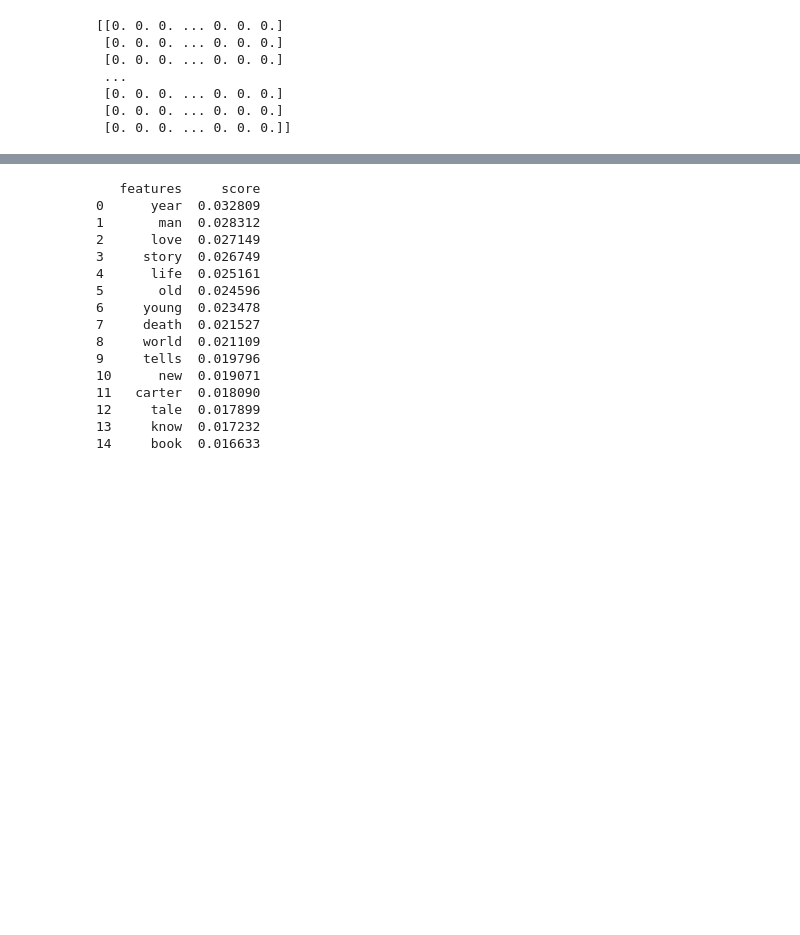
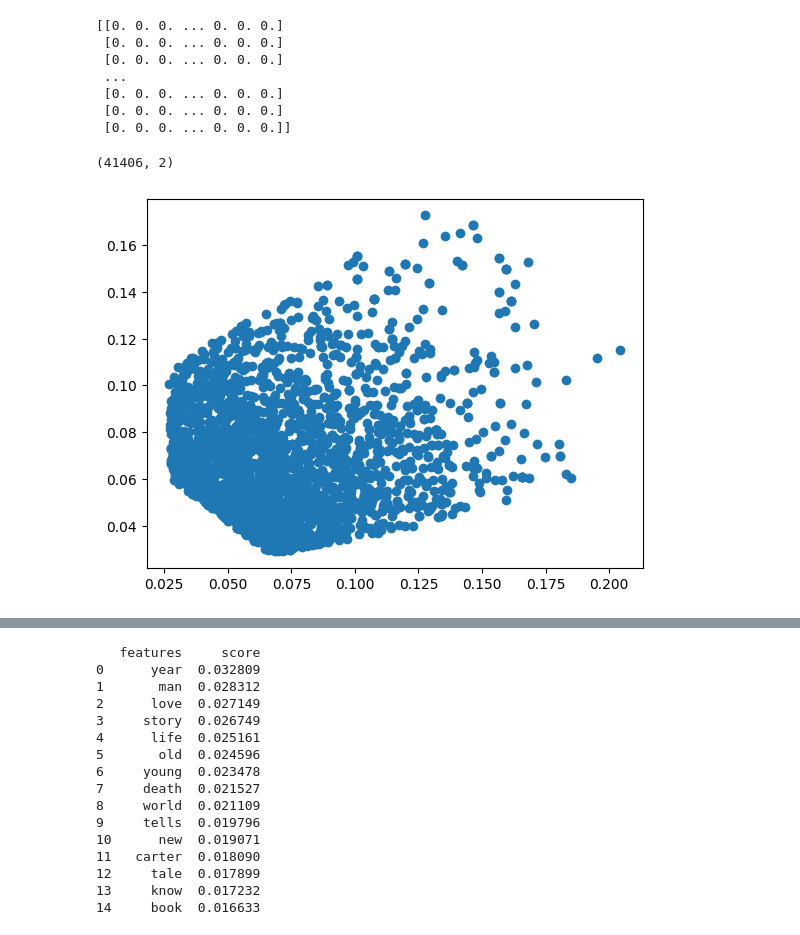
Before and after one commit to liljayr/CompTools, a Jupyter notebook: Data/knn.ipynb, the cells around one changed output, grey strips where cells are left out. Drawn from its saved outputs; the diff is of its cells as text; code cells hidden in the pictures; blank space fills up the shorter version.

```diff
--- a/Data/knn.ipynb
+++ b/Data/knn.ipynb
@@ -112,3 +112,16 @@ Y_sklearn = sklearn_pca.fit_transform(tf_idf_array)
 kmeans = KMeans(n_clusters=3, max_iter=600, algorithm = 'lloyd')
 fitted = kmeans.fit(Y_sklearn)
 prediction = kmeans.predict(Y_sklearn)
+# %%
+print(Y_sklearn.shape)
+# %% [output]
+(41406, 2)
+# %%
+kmeans2 = KMeans(n_clusters= 10)
+label = kmeans2.fit_predict(Y_sklearn)
+filtered_label0 = Y_sklearn[label == 0]
+# %%
+plt.scatter(filtered_label0[:,0] , filtered_label0[:,1])
+plt.show()
+# %% [output]
+[figure, added]
```
Also changed, not shown: parts of 18 cells of this notebook, 1 other file.
